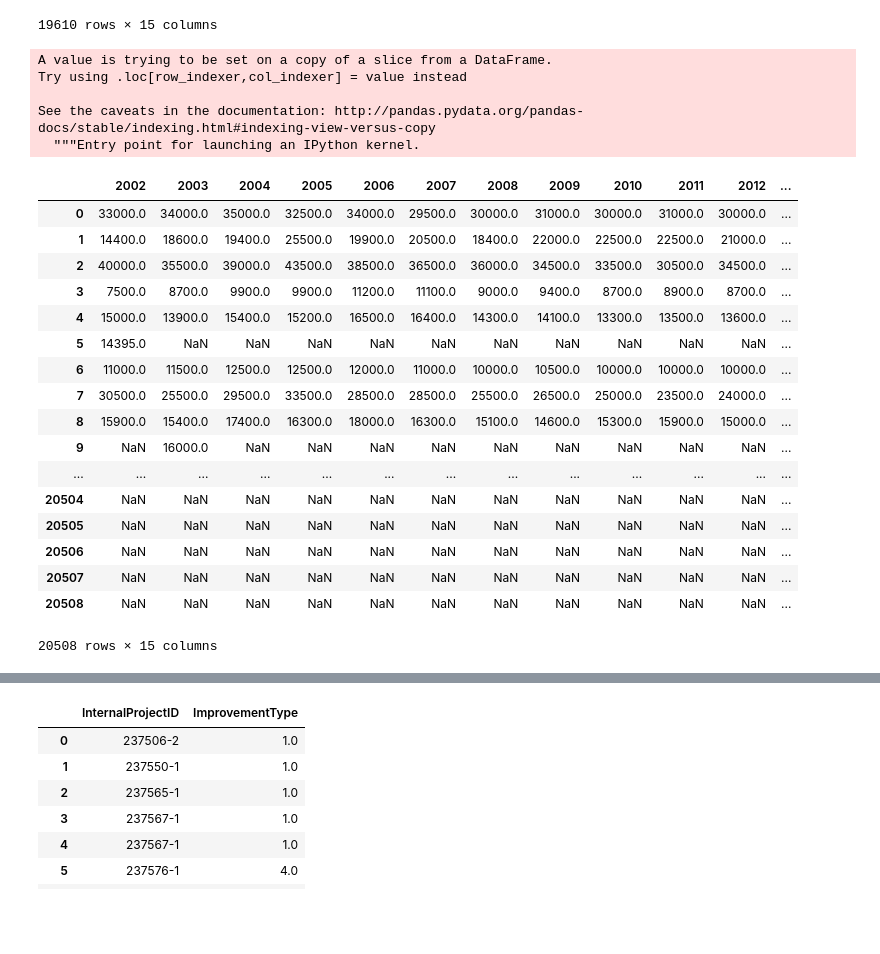
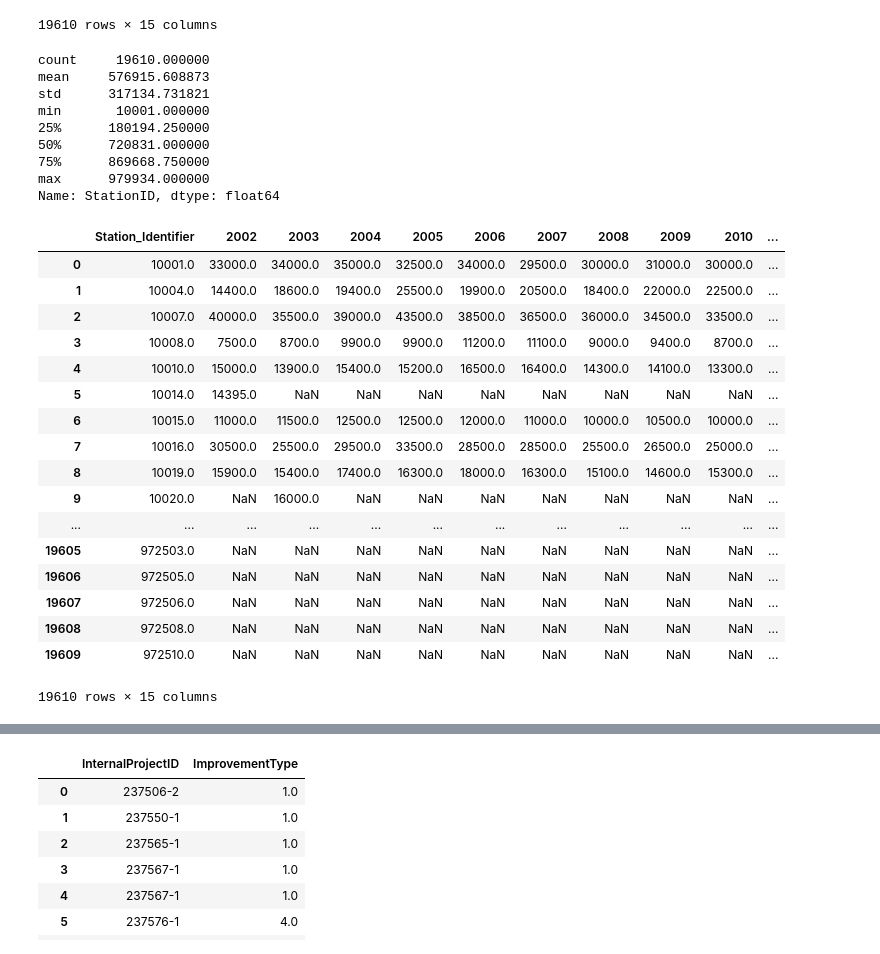
Before and after one commit to jawadmhoque/accuracy-assessment, a Jupyter notebook: Florida Dataset Cleanup.ipynb, the cells around one changed output, grey strips where cells are left out. Cells and saved outputs as stored; diff of their text form; code cells hidden in the pictures; blank space fills up the shorter version.

```diff
--- a/Florida Dataset Cleanup.ipynb
+++ b/Florida Dataset Cleanup.ipynb
@@ -137,12 +135,18 @@ result3
 | 19608 | 972508.0 | NaN | NaN | NaN | NaN | NaN | NaN | NaN | NaN | NaN | NaN | ... |
 | 19609 | 972510.0 | NaN | NaN | NaN | NaN | NaN | NaN | NaN | NaN | NaN | NaN | ... |
 19610 rows × 15 columns
+# %%
+result3.StationID.describe()
+# %% [output]
+count     19610.000000
+mean     576915.608873
+std      317134.731821
+min       10001.000000
+25%      180194.250000
+50%      720831.000000
+75%      869668.750000
+max      979934.000000
+Name: StationID, dtype: float64
 # %%
-result['StatID']=result['StationID'].astype('float')
+#result['StatID']=result['StationID'].astype('float')
-# %% [output]
-A value is trying to be set on a copy of a slice from a DataFrame.
-Try using .loc[row_indexer,col_indexer] = value instead
-
-See the caveats in the documentation: http://pandas.pydata.org/pandas-docs/stable/indexing.html#indexing-view-versus-copy
-  """Entry point for launching an IPython kernel.
 # %%
@@ -150,22 +154,22 @@ result=result.drop(['StationID'],axis=1)
 # %%
-result=result.rename(index=str,columns={'StatID':"StationID"})
+result=result3.rename(index=str,columns={'StationID':"Station_Identifier"})
 result
 # %% [output]
-|  | 2002 | 2003 | 2004 | 2005 | 2006 | 2007 | 2008 | 2009 | 2010 | 2011 | 2012 | ... |
-| 0 | 33000.0 | 34000.0 | 35000.0 | 32500.0 | 34000.0 | 29500.0 | 30000.0 | 31000.0 | 30000.0 | 31000.0 | 30000.0 | ... |
-| 1 | 14400.0 | 18600.0 | 19400.0 | 25500.0 | 19900.0 | 20500.0 | 18400.0 | 22000.0 | 22500.0 | 22500.0 | 21000.0 | ... |
-| 2 | 40000.0 | 35500.0 | 39000.0 | 43500.0 | 38500.0 | 36500.0 | 36000.0 | 34500.0 | 33500.0 | 30500.0 | 34500.0 | ... |
-| 3 | 7500.0 | 8700.0 | 9900.0 | 9900.0 | 11200.0 | 11100.0 | 9000.0 | 9400.0 | 8700.0 | 8900.0 | 8700.0 | ... |
-| 4 | 15000.0 | 13900.0 | 15400.0 | 15200.0 | 16500.0 | 16400.0 | 14300.0 | 14100.0 | 13300.0 | 13500.0 | 13600.0 | ... |
-| 5 | 14395.0 | NaN | NaN | NaN | NaN | NaN | NaN | NaN | NaN | NaN | NaN | ... |
-| 6 | 11000.0 | 11500.0 | 12500.0 | 12500.0 | 12000.0 | 11000.0 | 10000.0 | 10500.0 | 10000.0 | 10000.0 | 10000.0 | ... |
-| 7 | 30500.0 | 25500.0 | 29500.0 | 33500.0 | 28500.0 | 28500.0 | 25500.0 | 26500.0 | 25000.0 | 23500.0 | 24000.0 | ... |
-| 8 | 15900.0 | 15400.0 | 17400.0 | 16300.0 | 18000.0 | 16300.0 | 15100.0 | 14600.0 | 15300.0 | 15900.0 | 15000.0 | ... |
-| 9 | NaN | 16000.0 | NaN | NaN | NaN | NaN | NaN | NaN | NaN | NaN | NaN | ... |
-| ... | ... | ... | ... | ... | ... | ... | ... | ... | ... | ... | ... | ... |
-| 20504 | NaN | NaN | NaN | NaN | NaN | NaN | NaN | NaN | NaN | NaN | NaN | ... |
-| 20505 | NaN | NaN | NaN | NaN | NaN | NaN | NaN | NaN | NaN | NaN | NaN | ... |
-| 20506 | NaN | NaN | NaN | NaN | NaN | NaN | NaN | NaN | NaN | NaN | NaN | ... |
-| 20507 | NaN | NaN | NaN | NaN | NaN | NaN | NaN | NaN | NaN | NaN | NaN | ... |
-| 20508 | NaN | NaN | NaN | NaN | NaN | NaN | NaN | NaN | NaN | NaN | NaN | ... |
+|  | Station_Identifier | 2002 | 2003 | 2004 | 2005 | 2006 | 2007 | 2008 | 2009 | 2010 | ... |
+| 0 | 10001.0 | 33000.0 | 34000.0 | 35000.0 | 32500.0 | 34000.0 | 29500.0 | 30000.0 | 31000.0 | 30000.0 | ... |
+| 1 | 10004.0 | 14400.0 | 18600.0 | 19400.0 | 25500.0 | 19900.0 | 20500.0 | 18400.0 | 22000.0 | 22500.0 | ... |
+| 2 | 10007.0 | 40000.0 | 35500.0 | 39000.0 | 43500.0 | 38500.0 | 36500.0 | 36000.0 | 34500.0 | 33500.0 | ... |
+| 3 | 10008.0 | 7500.0 | 8700.0 | 9900.0 | 9900.0 | 11200.0 | 11100.0 | 9000.0 | 9400.0 | 8700.0 | ... |
+| 4 | 10010.0 | 15000.0 | 13900.0 | 15400.0 | 15200.0 | 16500.0 | 16400.0 | 14300.0 | 14100.0 | 13300.0 | ... |
+| 5 | 10014.0 | 14395.0 | NaN | NaN | NaN | NaN | NaN | NaN | NaN | NaN | ... |
+| 6 | 10015.0 | 11000.0 | 11500.0 | 12500.0 | 12500.0 | 12000.0 | 11000.0 | 10000.0 | 10500.0 | 10000.0 | ... |
+| 7 | 10016.0 | 30500.0 | 25500.0 | 29500.0 | 33500.0 | 28500.0 | 28500.0 | 25500.0 | 26500.0 | 25000.0 | ... |
+| 8 | 10019.0 | 15900.0 | 15400.0 | 17400.0 | 16300.0 | 18000.0 | 16300.0 | 15100.0 | 14600.0 | 15300.0 | ... |
+| 9 | 10020.0 | NaN | 16000.0 | NaN | NaN | NaN | NaN | NaN | NaN | NaN | ... |
+| ... | ... | ... | ... | ... | ... | ... | ... | ... | ... | ... | ... |
+| 19605 | 972503.0 | NaN | NaN | NaN | NaN | NaN | NaN | NaN | NaN | NaN | ... |
+| 19606 | 972505.0 | NaN | NaN | NaN | NaN | NaN | NaN | NaN | NaN | NaN | ... |
+| 19607 | 972506.0 | NaN | NaN | NaN | NaN | NaN | NaN | NaN | NaN | NaN | ... |
+| 19608 | 972508.0 | NaN | NaN | NaN | NaN | NaN | NaN | NaN | NaN | NaN | ... |
+| 19609 | 972510.0 | NaN | NaN | NaN | NaN | NaN | NaN | NaN | NaN | NaN | ... |
-20508 rows × 15 columns
+19610 rows × 15 columns
```
Also changed, not shown: parts of 48 cells of this notebook, 4 other files.
